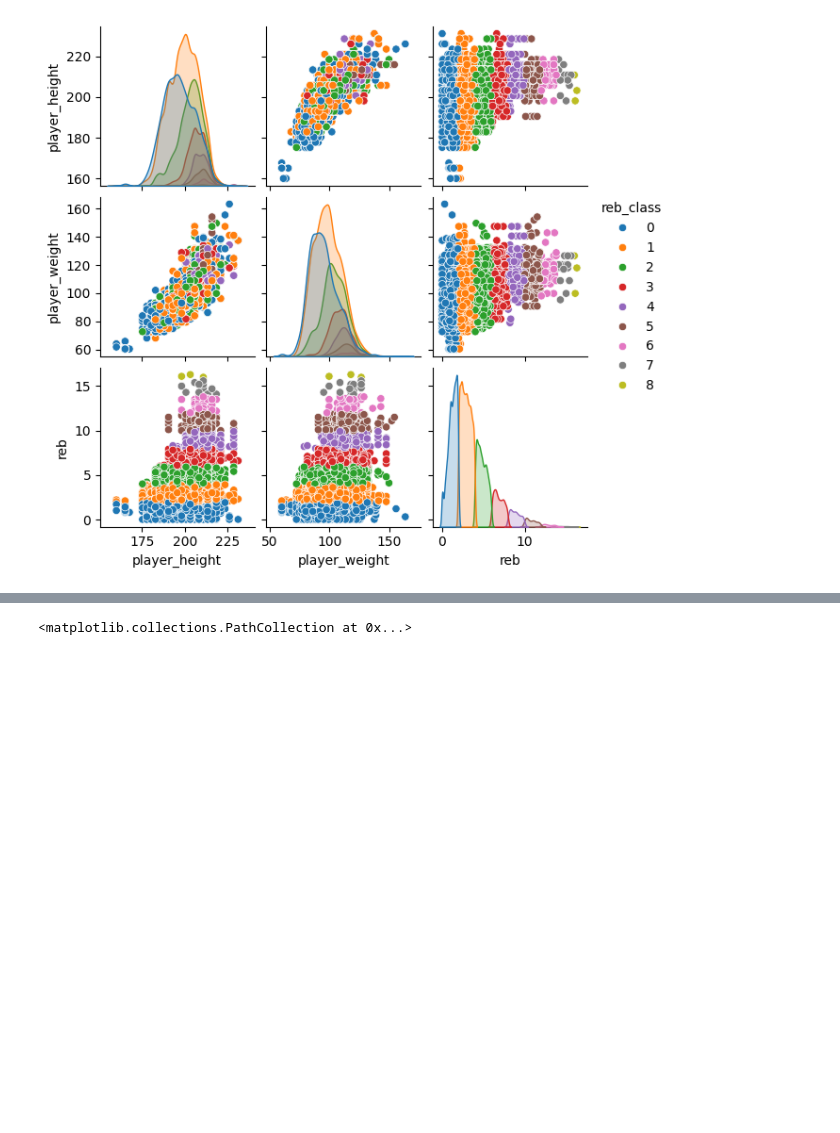
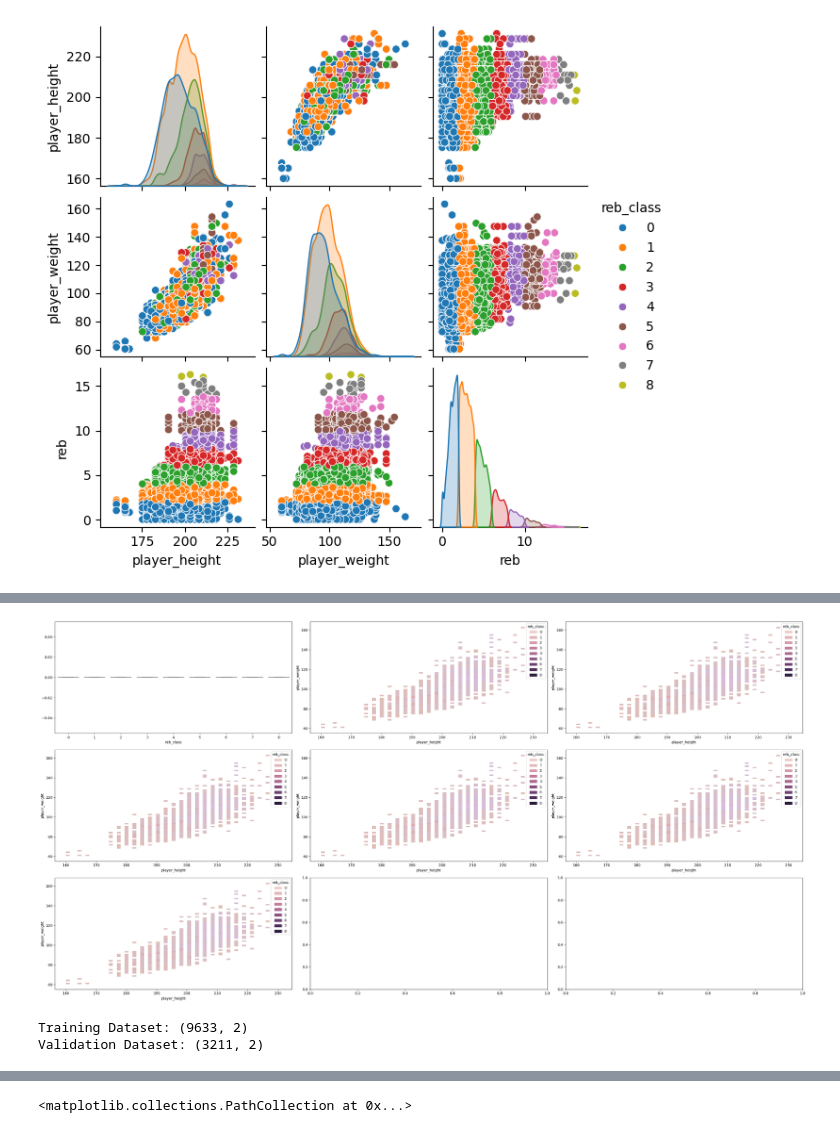
Before and after one commit to Marcgr79/muds, a Jupyter notebook: sistemas/nba.ipynb, the cells around one changed output, grey strips where cells are left out. Saved outputs shown, nothing was run; the diff lists cells and outputs as text; code cells hidden in the pictures; blank space fills up the shorter version.

```diff
--- a/sistemas/nba.ipynb
+++ b/sistemas/nba.ipynb
@@ -154,0 +195,32 @@ plt.show()
+# %%
+#No funciona!
+# Distribución de la altura y el peso en función del grupo reboteador
+
+fig,axes=plt.subplots(3,3,figsize=(30,15))
+sns.boxplot(data= nba_final, x='reb_class', y='player_height' == 0, ax=axes[0,0])
+sns.histplot(data= nba_final, x='player_height', y='player_weight', hue = 'reb_class', ax=axes[0,1])
+sns.histplot(data= nba_final, x='player_height', y='player_weight', hue = 'reb_class', ax=axes[0,2])
+sns.histplot(data= nba_final, x='player_height', y='player_weight', hue = 'reb_class', ax=axes[1,0])
+sns.histplot(data= nba_final, x='player_height', y='player_weight', hue = 'reb_class', ax=axes[1,1])
+sns.histplot(data= nba_final, x='player_height', y='player_weight', hue = 'reb_class', ax=axes[1,2])
+sns.histplot(data= nba_final, x='player_height', y='player_weight', hue = 'reb_class', ax=axes[2,0])
+plt.tight_layout()
+# %% [output]
+[figure, added]
+# %%
+# 1- Partir el dataset y los targets en entrenamiento y validación con el método train_test_split.
+from sklearn.model_selection import train_test_split
+
+# Selección de los datos para entrenamiento y el atributo objetivo
+x_measures = nba_final.values[:,:-2]
+y_rebs = nba_final.values[:,-2].astype("int")
+
+# La partición se realiza 80% entrenamiento y 20% de validación para tener más muestras de entrenamiento debido al tamaño
+# del dataset. Fijando random_state nos aseguramos la repetibilidad del resultado en ejecuciones posteriores.
+X_train, X_test, Y_train, Y_test = train_test_split(x_measures, y_rebs, test_size=0.25, random_state=4)
+
+print("Training Dataset:",X_train.shape)
+print("Validation Dataset:",X_test.shape)
+# %% [output]
+Training Dataset: (9633, 2)
+Validation Dataset: (3211, 2)
```
Also changed, not shown: parts of 12 cells of this notebook, 1 other file.
